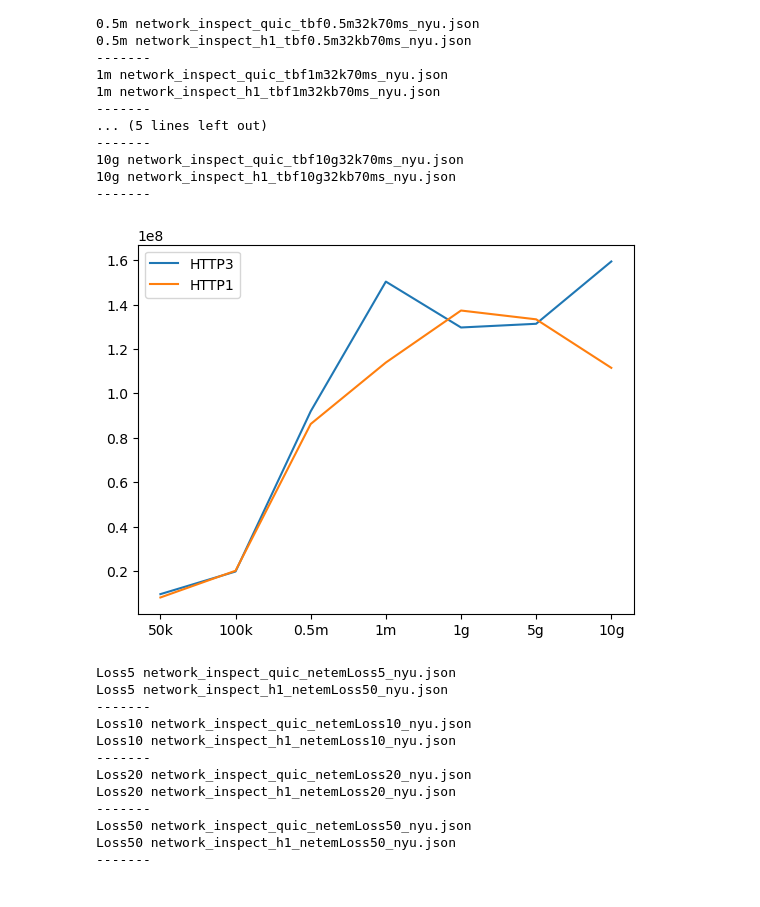
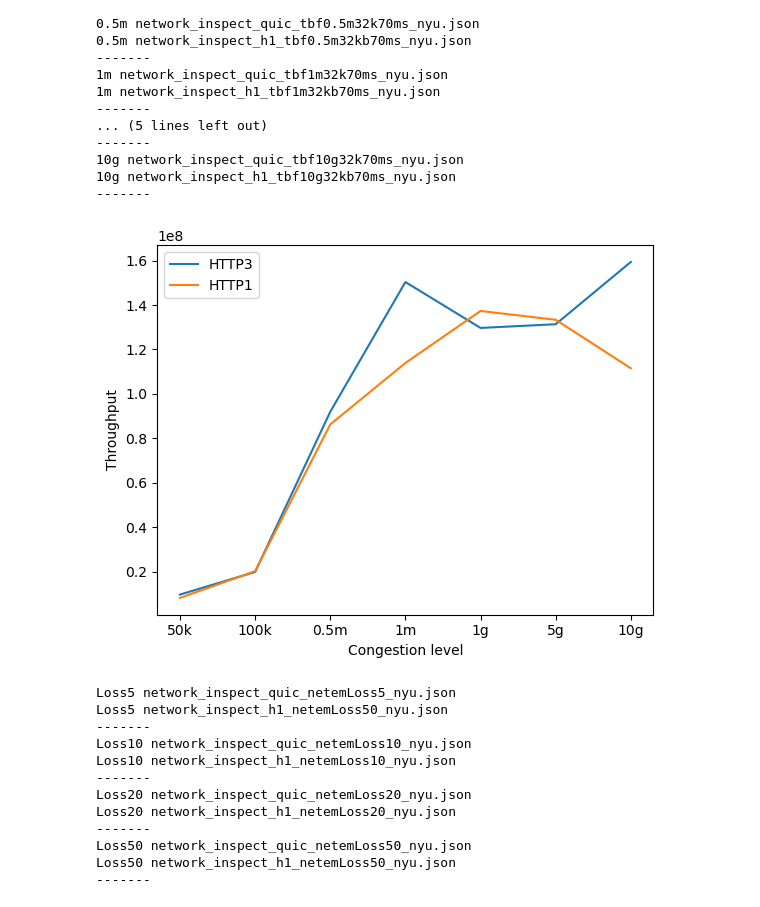
Before and after one commit to MingjieSong/QUIC-HTTP_Research, a Jupyter notebook: NYU/Graph-all.ipynb, the cells around one changed output. Saved outputs shown, nothing was run; the diff lists cells and outputs as text; code cells hidden in the pictures.

```diff
--- a/NYU/Graph-all.ipynb
+++ b/NYU/Graph-all.ipynb
@@ -82,16 +82,16 @@ for size in tc_order:
 10g network_inspect_h1_tbf10g32kb70ms_nyu.json
 -------
 # %%
-
-
 # plot lines
 plt.plot(tc_order, quic_throughputs, label = "HTTP3")
 plt.plot(tc_order, h1_throughputs, label = "HTTP1")
+plt.xlabel("Congestion level")
+plt.gca().set_ylabel("Throughput")
 
 plt.legend()
 plt.show()
 # %% [output]
-[figure, old version]
+[figure, new version]
 # %%
 loss_percent = ['Loss5', 'Loss10','Loss20','Loss50']
 quic_throughputs = []
```
Also changed, not shown: parts of 4 cells of this notebook, 1 other file.
